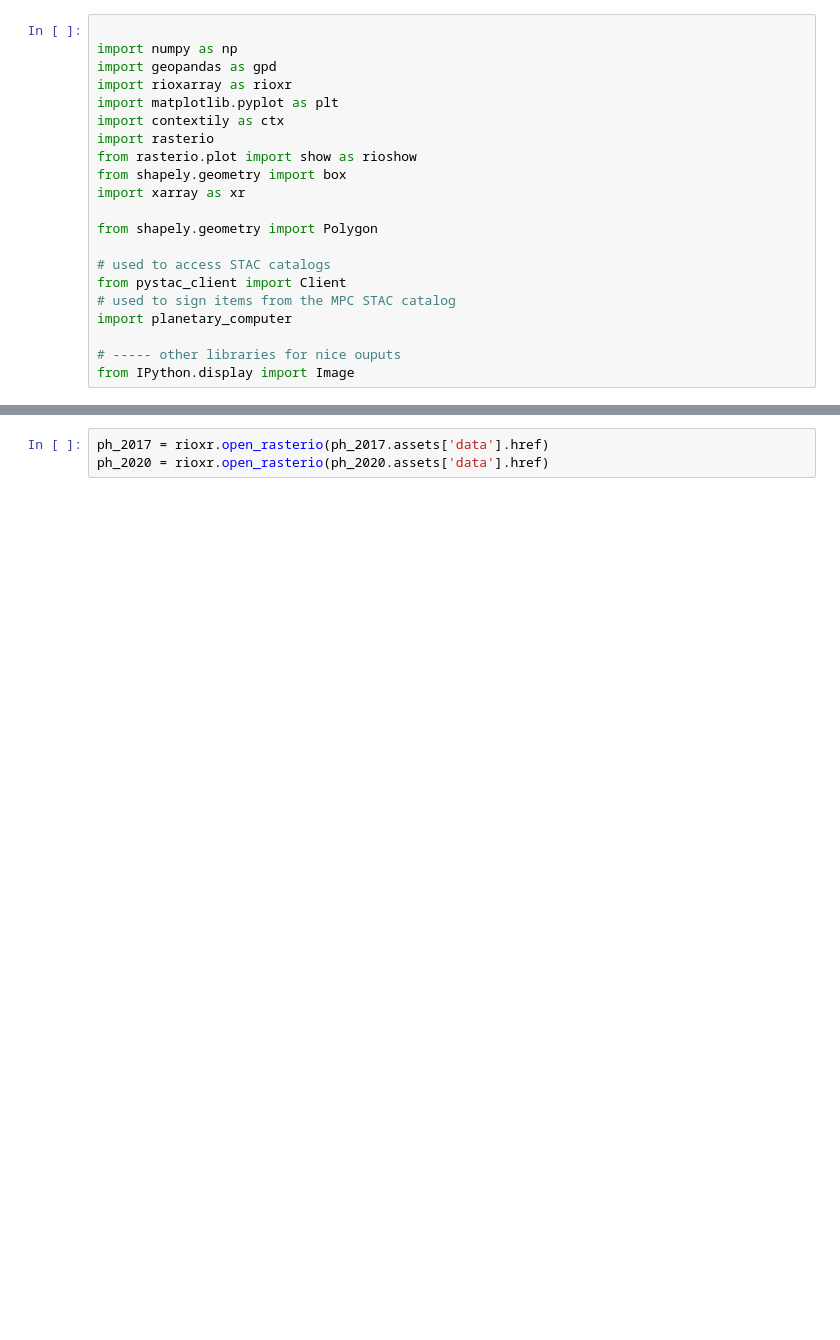
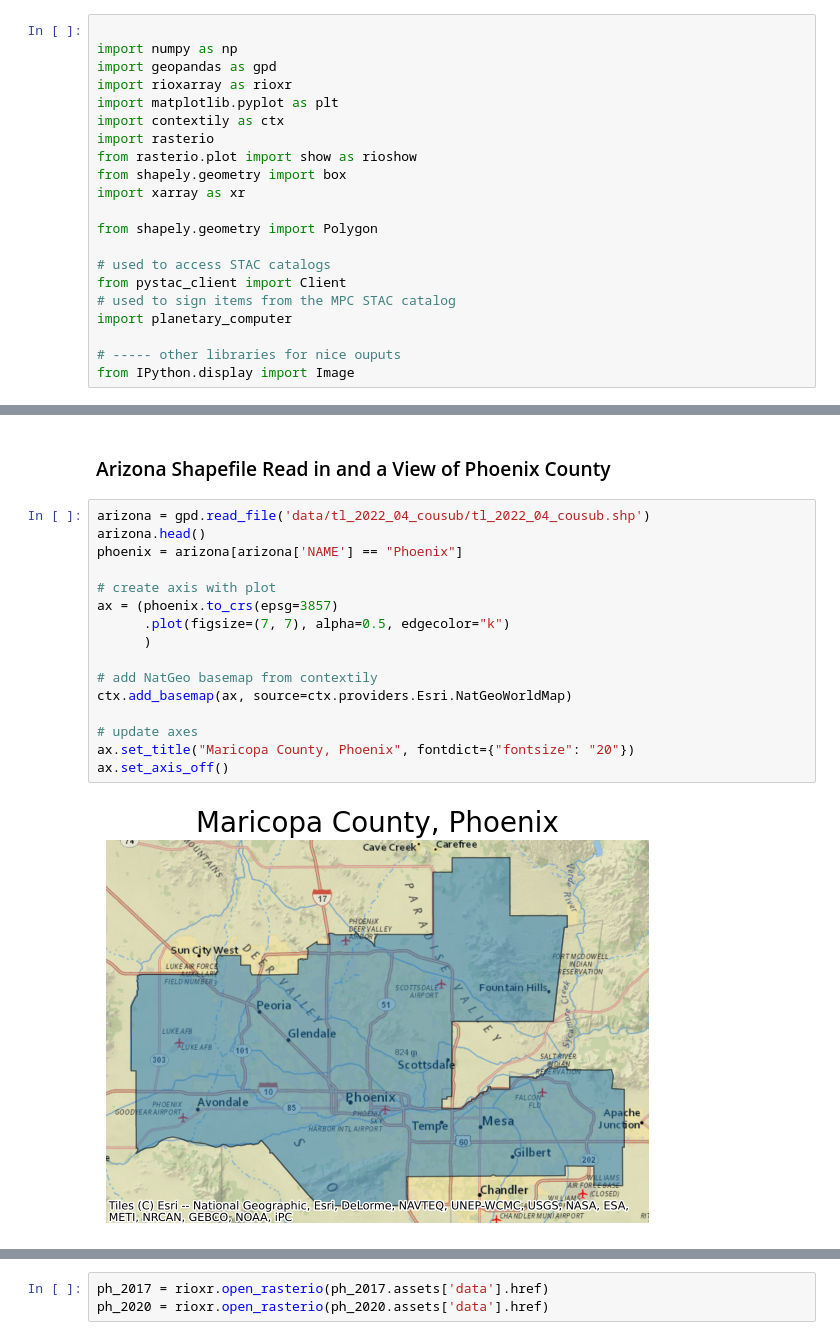
Before and after one commit to kateebeckerr/biodiversity_index_phoenix, a Jupyter notebook: phoenix_biodiversity.ipynb, the cells around one changed output, grey strips where cells are left out. Drawn from its saved outputs; the diff is of its cells as text; blank space fills up the shorter version.

```diff
--- a/phoenix_biodiversity.ipynb
+++ b/phoenix_biodiversity.ipynb
@@ -36,0 +59,20 @@ from IPython.display import Image
+# %% [markdown]
+### Arizona Shapefile Read in and a View of Phoenix County
+# %%
+arizona = gpd.read_file('data/tl_2022_04_cousub/tl_2022_04_cousub.shp')
+arizona.head()
+phoenix = arizona[arizona['NAME'] == "Phoenix"]
+
+# create axis with plot
+ax = (phoenix.to_crs(epsg=3857)
+      .plot(figsize=(7, 7), alpha=0.5, edgecolor="k")
+      )
+
+# add NatGeo basemap from contextily
+ctx.add_basemap(ax, source=ctx.providers.Esri.NatGeoWorldMap)
+
+# update axes
+ax.set_title("Maricopa County, Phoenix", fontdict={"fontsize": "20"})
+ax.set_axis_off()
+# %% [output]
+[figure, added]
```
Also changed, not shown: parts of 49 cells of this notebook.
